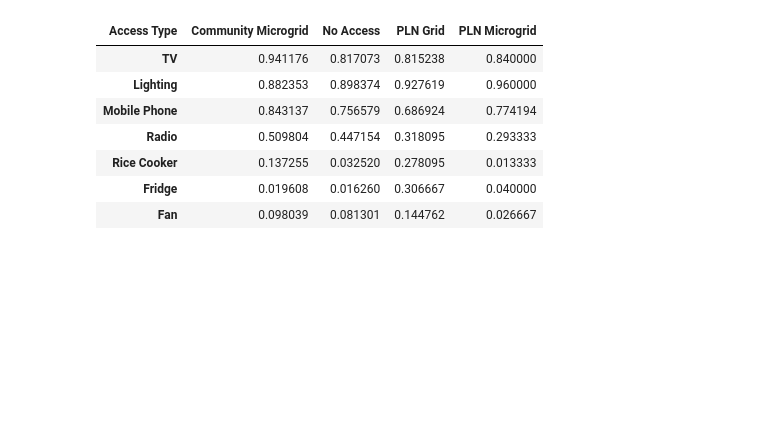
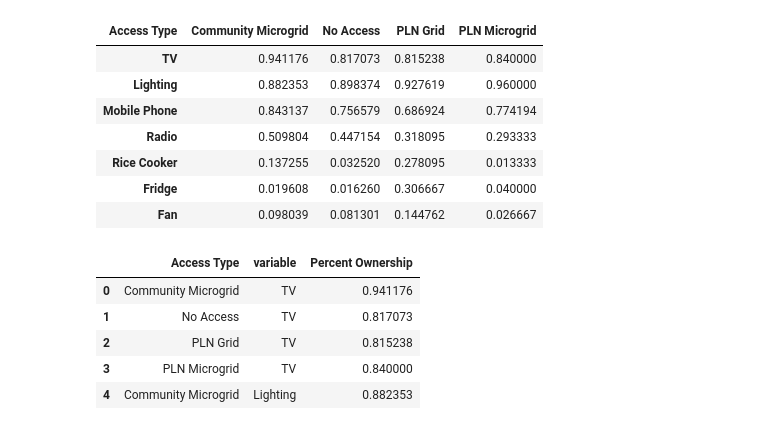
Before and after one commit to mattrosi/WP17, a Jupyter notebook: figures/appliance-ownership-by-access-type.ipynb, the cells around one changed output. Cells and saved outputs as stored; diff of their text form; code cells hidden in the pictures; blank space fills up the shorter version.

```diff
--- a/figures/appliance-ownership-by-access-type.ipynb
+++ b/figures/appliance-ownership-by-access-type.ipynb
@@ -52,10 +52,18 @@ analyzed.transpose()
 # %%
 # creating variables for barplot graph
 analyzed['Access Type'] = analyzed.index
 melted = pd.melt(analyzed,
                  id_vars=['Access Type'],
                  value_vars=['TV','Lighting','Mobile Phone','Radio',
                              'Rice Cooker','Fridge','Fan'],
                  value_name='Percent Ownership')
+melted.head()
+# %% [output]
+|  | Access Type | variable | Percent Ownership |
+| 0 | Community Microgrid | TV | 0.941176 |
+| 1 | No Access | TV | 0.817073 |
+| 2 | PLN Grid | TV | 0.815238 |
+| 3 | PLN Microgrid | TV | 0.840000 |
+| 4 | Community Microgrid | Lighting | 0.882353 |
 # %%
 plt.figure(figsize=(13,8))
```
Also changed, not shown: parts of 1 cell of this notebook, 4 other files.
